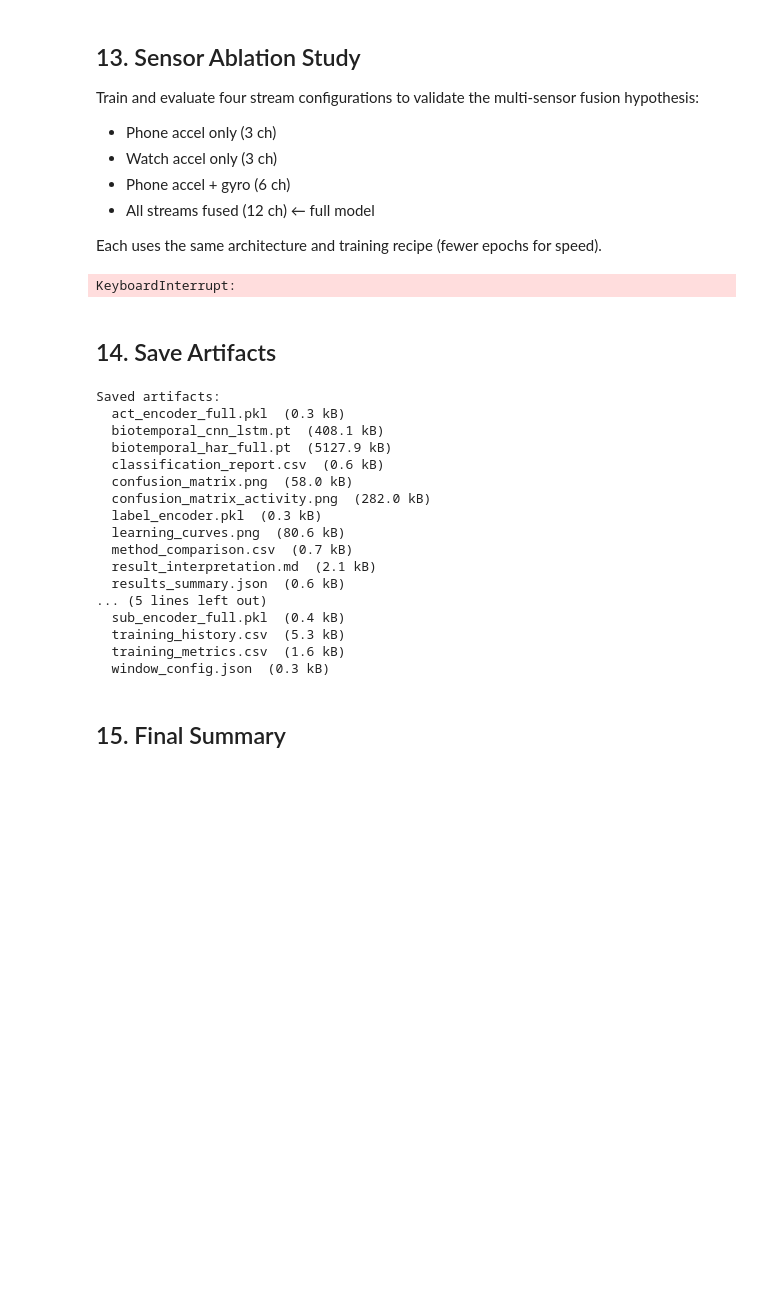
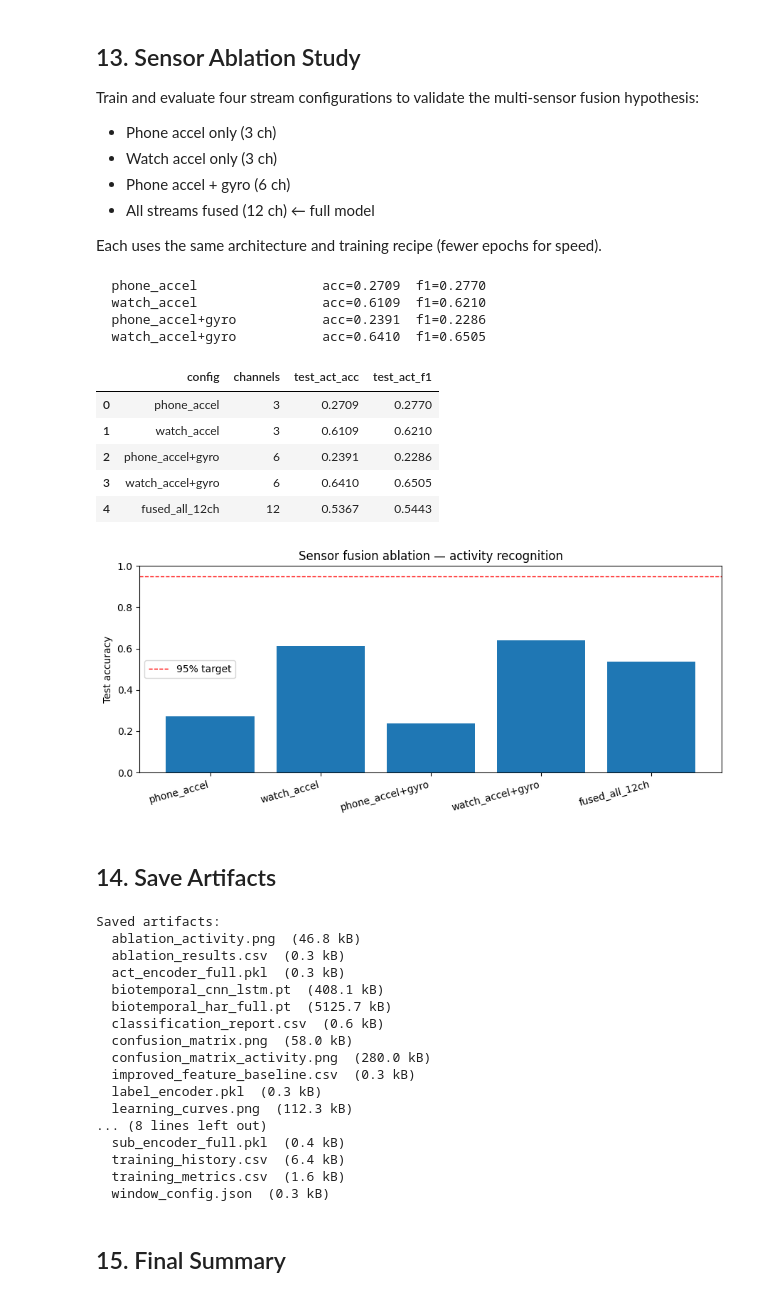
Before and after one commit to Priax/BioTemporal-HAR, a Jupyter notebook: notebooks/BioTemporal_HAR_WISDM_full.ipynb, the cells around one changed output. Saved outputs shown, nothing was run; the diff lists cells and outputs as text; code cells hidden in the pictures; blank space fills up the shorter version.

```diff
--- a/notebooks/BioTemporal_HAR_WISDM_full.ipynb
+++ b/notebooks/BioTemporal_HAR_WISDM_full.ipynb
@@ -909,17 +986,21 @@ for config_name, ch_slice in ABLATION_CONFIGS.items():
     abl_model  = BioTemporalHAR(n_channels=n_ch_abl, n_act=N_ACT, n_sub=N_SUB).to(DEVICE)
     abl_opt    = torch.optim.AdamW(abl_model.parameters(), lr=LR, weight_decay=WEIGHT_DECAY)
     abl_sched  = torch.optim.lr_scheduler.LambdaLR(abl_opt, make_lr_lambda(ABLATION_EPOCHS))
-    abl_scaler = torch.amp.GradScaler(device=DEVICE.type, enabled=USE_CUDA)
+    abl_scaler = torch.amp.GradScaler(device=DEVICE.type, enabled=USE_AMP)
 
     best_abl_f1, best_abl_state = -1.0, None
     for ep in range(1, ABLATION_EPOCHS + 1):
         abl_model.train()
         for X_b, ya_b, ys_b in abl_train_ld:
-            X_b, ya_b, ys_b = X_b.to(DEVICE), ya_b.to(DEVICE), ys_b.to(DEVICE)
+            X_b = X_b.to(DEVICE, non_blocking=USE_CUDA)
+            ya_b = ya_b.to(DEVICE, non_blocking=USE_CUDA)
+            ys_b = ys_b.to(DEVICE, non_blocking=USE_CUDA)
             abl_opt.zero_grad(set_to_none=True)
-            with torch.amp.autocast(device_type=DEVICE.type, enabled=USE_CUDA):
+            with torch.amp.autocast(device_type=DEVICE.type, enabled=USE_AMP):
                 la, ls = abl_model(X_b)
-                loss = ACTIVITY_LOSS_W * criterion_act(la, ya_b) + IDENTITY_LOSS_W * criterion_sub(ls, ys_b)
+                loss = ACTIVITY_LOSS_W * criterion_act(la, ya_b)
+                if IDENTITY_LOSS_W > 0:
+                    loss = loss + IDENTITY_LOSS_W * criterion_sub(ls, ys_b)
             abl_scaler.scale(loss).backward()
             abl_scaler.unscale_(abl_opt)
             nn.utils.clip_grad_norm_(abl_model.parameters(), 2.0)
@@ -929,37 +1010,55 @@ for config_name, ch_slice in ABLATION_CONFIGS.items():
         vm = evaluate(abl_model, abl_val_ld)
         if vm["act_f1"] > best_abl_f1:
             best_abl_f1    = vm["act_f1"]
             best_abl_state = {k: v.cpu().clone() for k, v in abl_model.state_dict().items()}
 
     abl_model.load_state_dict(best_abl_state)
     abl_test_m = evaluate(abl_model, abl_test_ld)
     ablation_results.append({
         "config": config_name, "channels": n_ch_abl,
         "test_act_acc": abl_test_m["act_acc"],
         "test_act_f1":  abl_test_m["act_f1"],
     })
     print(f"  {config_name:25s}  acc={abl_test_m['act_acc']:.4f}  f1={abl_test_m['act_f1']:.4f}")
 
 abl_df = pd.DataFrame(ablation_results)
 abl_df.to_csv(ARTIFACT_DIR / "ablation_results.csv", index=False)
 display(abl_df.round(4))
 
 fig, ax = plt.subplots(figsize=(9, 4))
 ax.bar(abl_df["config"], abl_df["test_act_acc"])
 ax.axhline(0.95, color="red", ls="--", lw=1, label="95% target")
 ax.set_ylabel("Test accuracy")
 ax.set_title("Sensor fusion ablation — activity recognition")
 ax.set_ylim(0, 1)
 ax.legend()
 plt.xticks(rotation=15, ha="right")
 plt.tight_layout()
 plt.savefig(ARTIFACT_DIR / "ablation_activity.png", dpi=150)
 plt.show()
 # %% [output]
-KeyboardInterrupt:
+  phone_accel                acc=0.2709  f1=0.2770
+  watch_accel                acc=0.6109  f1=0.6210
+  phone_accel+gyro           acc=0.2391  f1=0.2286
+  watch_accel+gyro           acc=0.6410  f1=0.6505
+|  | config | channels | test_act_acc | test_act_f1 |
+| 0 | phone_accel | 3 | 0.2709 | 0.2770 |
+| 1 | watch_accel | 3 | 0.6109 | 0.6210 |
+| 2 | phone_accel+gyro | 6 | 0.2391 | 0.2286 |
+| 3 | watch_accel+gyro | 6 | 0.6410 | 0.6505 |
+| 4 | fused_all_12ch | 12 | 0.5367 | 0.5443 |
+[figure, added]
 # %% [markdown]
 ## 14. Save Artifacts
 # %%
+activity_candidates = pd.DataFrame([
+    {"model": "BioTemporal-HAR", "test_accuracy": test_m["act_acc"], "test_macro_f1": test_m["act_f1"]},
+    {"model": "Enhanced RF baseline", "test_accuracy": baseline_results["test_accuracy"], "test_macro_f1": baseline_results["test_macro_f1"]},
+])
+best_activity = activity_candidates.sort_values("test_accuracy", ascending=False).iloc[0].to_dict()
+mean_d_prime = float(sdt_df["d_prime"].mean()) if not sdt_df.empty else float("nan")
+mean_far = float(sdt_df["false_alarm_rate"].mean()) if not sdt_df.empty else float("nan")
+
 checkpoint = {
     "model_state_dict":   model.state_dict(),
     "model_class":        "BioTemporalHAR",
@@ -971,8 +1070,9 @@ checkpoint = {
     "fs":                 FS,
     "act_classes":        act_encoder.classes_.tolist(),
     "sub_classes":        sub_encoder.classes_.tolist(),
-    "test_act_accuracy":  test_m["act_acc"],
-    "test_act_macro_f1":  test_m["act_f1"],
+    "test_act_accuracy":  best_activity["test_accuracy"],
+    "test_act_macro_f1":  best_activity["test_macro_f1"],
+    "best_activity_model": best_activity["model"],
     "test_sub_accuracy":  test_m["sub_acc"],
     "parameter_count":    count_params(model),
     "train_subjects":     TRAIN_SUBJECTS,
@@ -991,11 +1091,13 @@ with open(ARTIFACT_DIR / "sub_encoder_full.pkl", "wb") as f:
 with open(ARTIFACT_DIR / "results_summary.json", "w") as f:
     json.dump({
         "activity_recognition": {
-            "test_accuracy": round(test_m["act_acc"], 4),
-            "test_macro_f1": round(test_m["act_f1"], 4),
-            "rf_baseline_accuracy": round(baseline_results["test_accuracy"], 4),
+            "best_model": best_activity["model"],
+            "test_accuracy": round(float(best_activity["test_accuracy"]), 4),
+            "test_macro_f1": round(float(best_activity["test_macro_f1"]), 4),
+            "biotemporal_har_accuracy": round(test_m["act_acc"], 4),
+            "enhanced_rf_accuracy": round(baseline_results["test_accuracy"], 4),
             "target": 0.95,
-            "target_met": bool(test_m["act_acc"] >= 0.95),
+            "target_met": bool(best_activity["test_accuracy"] >= 0.95),
         },
         "identity_classification": {
             "val_accuracy": round(val_m["sub_acc"], 4),
@@ -1003,11 +1105,11 @@ with open(ARTIFACT_DIR / "results_summary.json", "w") as f:
             "target_met": bool(val_m["sub_acc"] >= 0.90),
         },
         "identity_verification": {
-            "roc_auc": round(float(roc_auc), 4),
-            "mean_d_prime": round(float(sdt_df["d_prime"].mean()), 3),
-            "mean_false_alarm_rate": round(float(sdt_df["false_alarm_rate"].mean()), 4),
+            "roc_auc": round(float(roc_auc), 4) if np.isfinite(roc_auc) else None,
+            "mean_d_prime": round(mean_d_prime, 3) if np.isfinite(mean_d_prime) else None,
+            "mean_false_alarm_rate": round(mean_far, 4) if np.isfinite(mean_far) else None,
             "target_far": TARGET_FAR,
-            "target_met": bool(sdt_df["false_alarm_rate"].mean() <= TARGET_FAR),
+            "target_met": bool(np.isfinite(mean_far) and mean_far <= TARGET_FAR),
         },
         "model": {
             "parameter_count": count_params(model),
@@ -1023,20 +1125,20 @@ for p in sorted(ARTIFACT_DIR.glob("*")):
         print(f"  {p.name}  ({p.stat().st_size / 1e3:.1f} kB)")
 # %% [output]
 Saved artifacts:
+  ablation_activity.png  (46.8 kB)
+  ablation_results.csv  (0.3 kB)
   act_encoder_full.pkl  (0.3 kB)
   biotemporal_cnn_lstm.pt  (408.1 kB)
-  biotemporal_har_full.pt  (5127.9 kB)
+  biotemporal_har_full.pt  (5125.7 kB)
   classification_report.csv  (0.6 kB)
   confusion_matrix.png  (58.0 kB)
-  confusion_matrix_activity.png  (282.0 kB)
+  confusion_matrix_activity.png  (280.0 kB)
+  improved_feature_baseline.csv  (0.3 kB)
   label_encoder.pkl  (0.3 kB)
-  learning_curves.png  (80.6 kB)
-  method_comparison.csv  (0.7 kB)
-  result_interpretation.md  (2.1 kB)
-  results_summary.json  (0.6 kB)
-... (5 lines left out)
+  learning_curves.png  (112.3 kB)
+... (8 lines left out)
   sub_encoder_full.pkl  (0.4 kB)
-  training_history.csv  (5.3 kB)
+  training_history.csv  (6.4 kB)
   training_metrics.csv  (1.6 kB)
   window_config.json  (0.3 kB)
 # %% [markdown]
```
Also changed, not shown: parts of 13 cells of this notebook.
